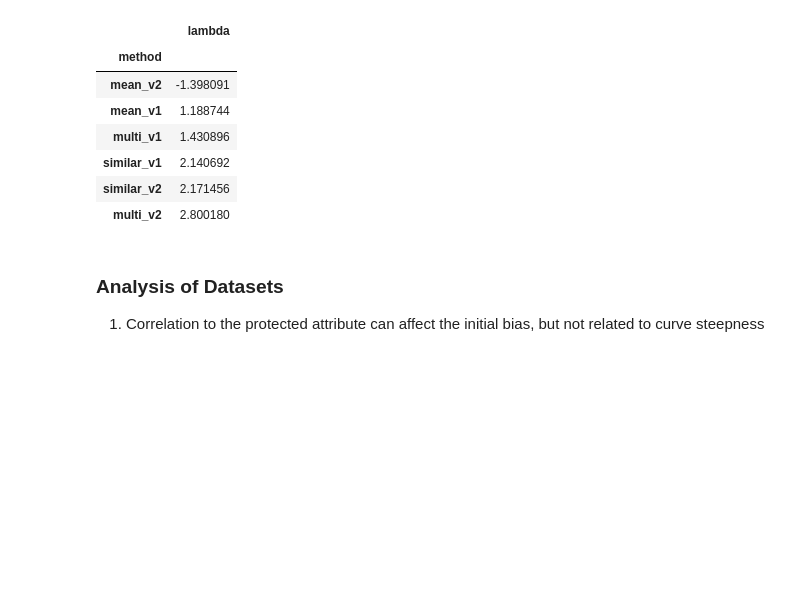
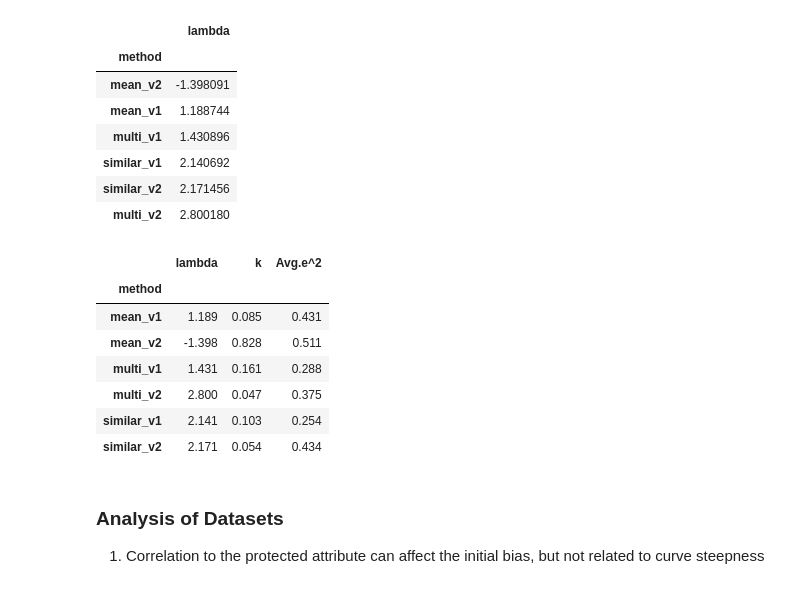
Before and after one commit to teamclouday/DataImputation, a Jupyter notebook: notebooks/Analysis.ipynb, the cells around one changed output. Cells and saved outputs as stored; diff of their text form; code cells hidden in the pictures; blank space fills up the shorter version.

```diff
--- a/notebooks/Analysis.ipynb
+++ b/notebooks/Analysis.ipynb
@@ -98,6 +120,17 @@ data.groupby("method").agg({'lambda':'median'}).sort_values(by="lambda")
 | similar_v1 | 2.140692 |
 | similar_v2 | 2.171456 |
 | multi_v2 | 2.800180 |
+# %%
+data.groupby("method").agg({'lambda':'median', 'k':'median', 'Avg.e^2':'median'}).style.format({'lambda':'{:.3f}', 'Avg.e^2':'{:.3f}', 'k':'{:.3f}'})
+# %% [output]
+|  | lambda | k | Avg.e^2 |
+| method |  |  |  |
+| mean_v1 | 1.189 | 0.085 | 0.431 |
+| mean_v2 | -1.398 | 0.828 | 0.511 |
+| multi_v1 | 1.431 | 0.161 | 0.288 |
+| multi_v2 | 2.800 | 0.047 | 0.375 |
+| similar_v1 | 2.141 | 0.103 | 0.254 |
+| similar_v2 | 2.171 | 0.054 | 0.434 |
 # %% [markdown]
 ### Analysis of Datasets
 1. Correlation to the protected attribute can affect the initial bias, but not related to curve steepness
```
Also changed, not shown: parts of 2 cells of this notebook.
